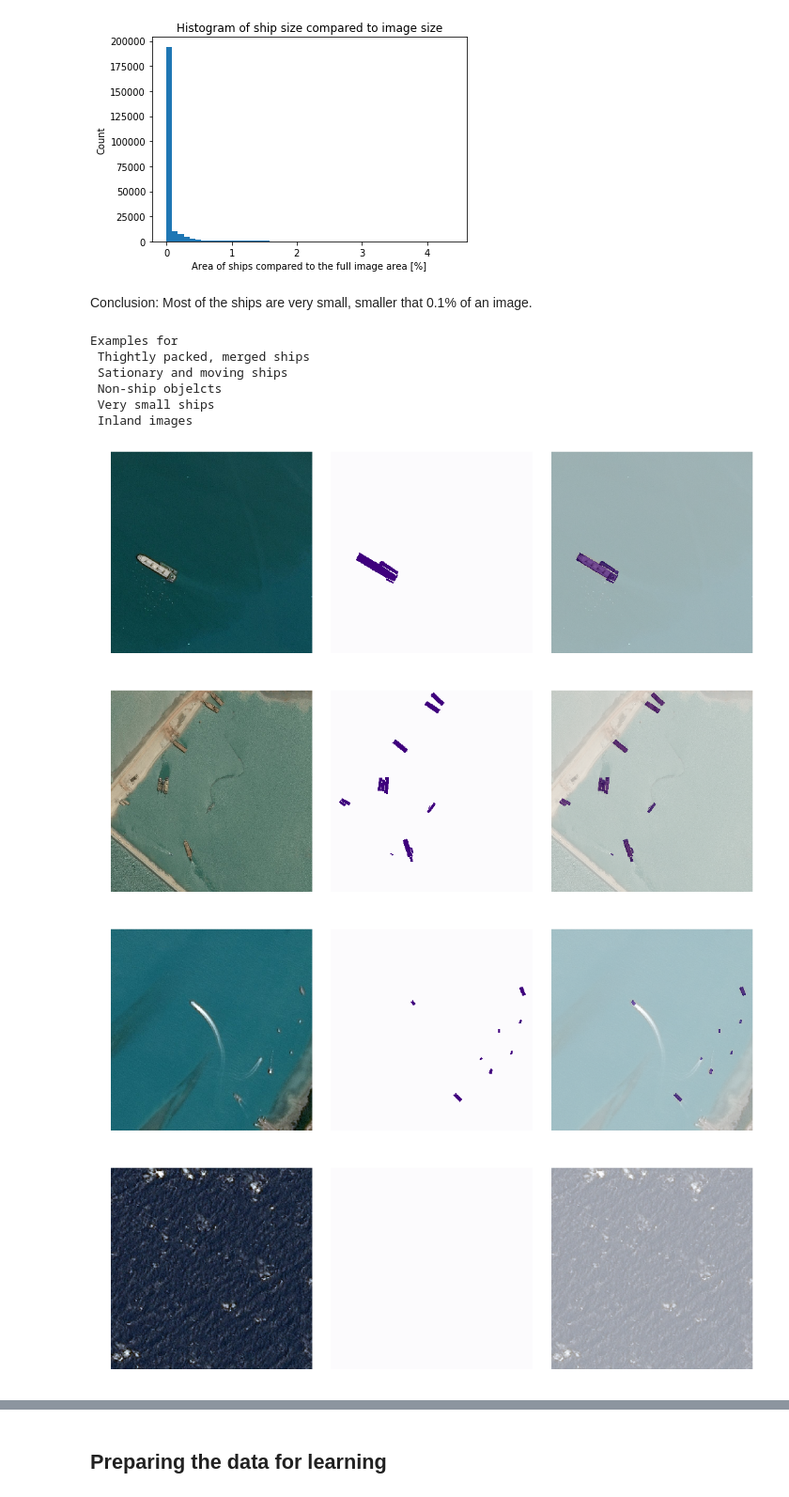
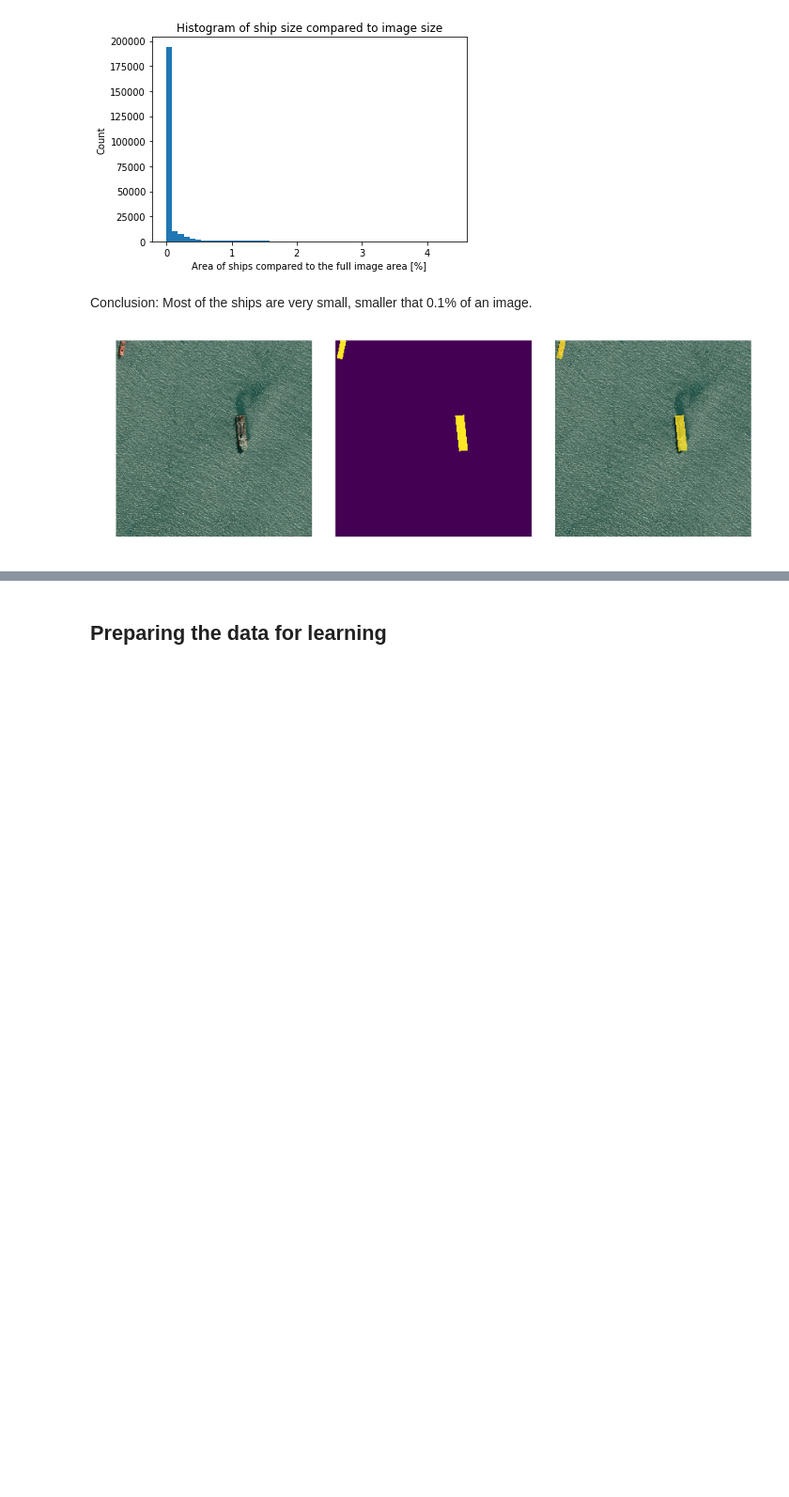
Before and after one commit to kaland313/vitmav45-ShipSeakers, a Jupyter notebook: NagyHFDataPrep.ipynb, the cells around one changed output, grey strips where cells are left out. Shown at 94% size. Drawn from its saved outputs; the diff is of its cells as text; code cells hidden in the pictures; blank space fills up the shorter version.

```diff
--- a/NagyHFDataPrep.ipynb
+++ b/NagyHFDataPrep.ipynb
@@ -202,44 +203,32 @@ plt.title("Histogram of ship size compared to image size");
 Conclusion: Most of the ships are very small, smaller that 0.1% of an image.
 # %%
-def DispImageWithMap(ImageId):
-    img = imread('data/train_img/' + ImageId)
-    img_masks = df_train.loc[df_train['ImageId'] == ImageId, 'EncodedPixels'].tolist()
+# Create a new colormap which ranges from 0 to 100% transparency
+# Ref: https://stackoverflow.com/questions/37327308/add-alpha-to-an-existing-matplotlib-colormap
+import matplotlib.pylab as pl
+from matplotlib.colors import ListedColormap
+cmap = pl.cm.viridis
+my_cmap = cmap(np.arange(cmap.N))
+my_cmap[:,-1] = np.linspace(0, 1, cmap.N)
+my_cmap = ListedColormap(my_cmap)
 
-    # Take the individual ship masks and create a single mask array for all ships
-    all_masks = np.zeros((768, 768))
-    for mask in img_masks:
-        all_masks += rle_decode(mask)
+#Ref: https://www.kaggle.com/inversion/run-length-decoding-quick-start
+img = imread('data/train_img/' + '0a2c6480e.jpg')
+img_masks = df_train.loc[df_train['ImageId'] == '0a2c6480e.jpg', 'EncodedPixels'].tolist()
 
-    fig, axarr = plt.subplots(1, 3, figsize=(15, 40))
-    axarr[0].axis('off')
-    axarr[1].axis('off')
-    axarr[2].axis('off')
-    axarr[0].imshow(img)
-    axarr[1].imshow(all_masks,cmap='Purples')
-    axarr[2].imshow(img)
-    axarr[2].imshow(all_masks, alpha=0.6,cmap='Purples')
-    plt.tight_layout(h_pad=0.1, w_pad=0.1)
-    plt.show()
+# Take the individual ship masks and create a single mask array for all ships
+all_masks = np.zeros((768, 768))
+for mask in img_masks:
+    all_masks += rle_decode(mask)
 
-print("Examples for")
-print(" Thightly packed, merged ships")
-print(" Sationary and moving ships")
-print(" Non-ship objelcts \n Very small ships")
-print(" Inland images")
-DispImageWithMap('0a0df8299.jpg')
-DispImageWithMap('0a1a7f395.jpg')
-DispImageWithMap('0a2e15e29.jpg')
-DispImageWithMap('0a2f58d54.jpg')
-DispImageWithMap('0a4ad0982.jpg')
-DispImageWithMap('0a3ab4644.jpg')
+fig, axarr = plt.subplots(1, 3, figsize=(12, 30))
+axarr[0].axis('off')
+axarr[1].axis('off')
+axarr[2].axis('off')
+axarr[0].imshow(img)
+axarr[1].imshow(all_masks)
+axarr[2].imshow(img)
+axarr[2].imshow(all_masks, alpha=0.75, cmap=my_cmap)
+plt.tight_layout(h_pad=0.1, w_pad=0.1)
+plt.show()
 # %% [output]
-Examples for
- Thightly packed, merged ships
- Sationary and moving ships
- Non-ship objelcts
- Very small ships
- Inland images
-[figure, old version]
+[figure, new version]
-[figure, removed]
-[figure, removed]
-[figure, removed]
```
Also changed, not shown: parts of 10 cells of this notebook.
